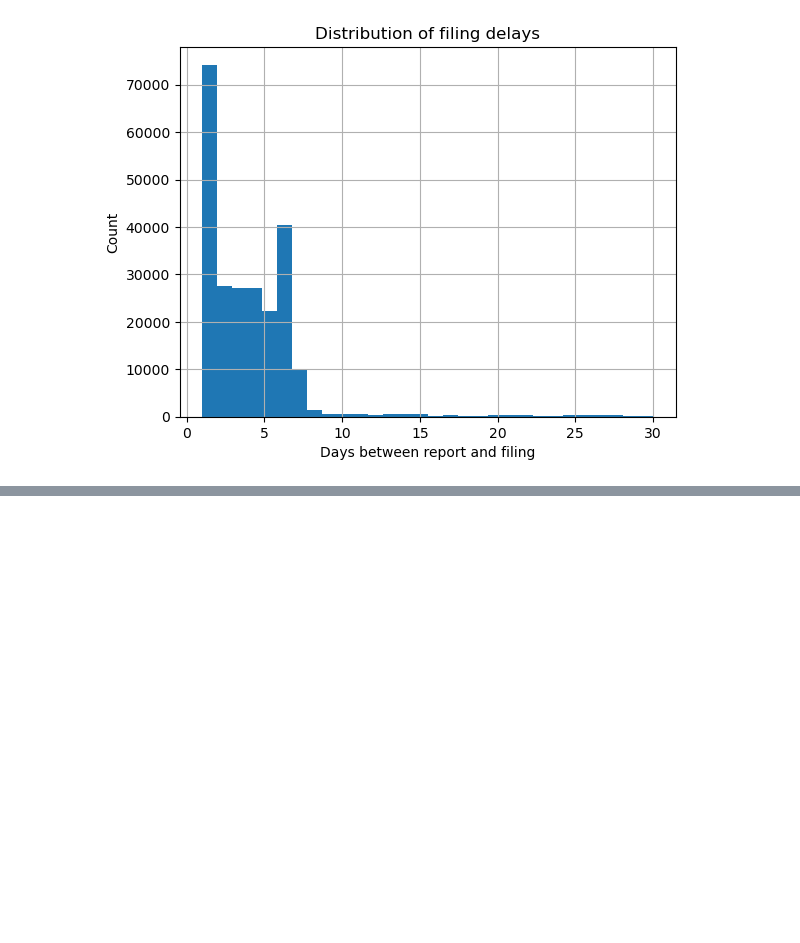
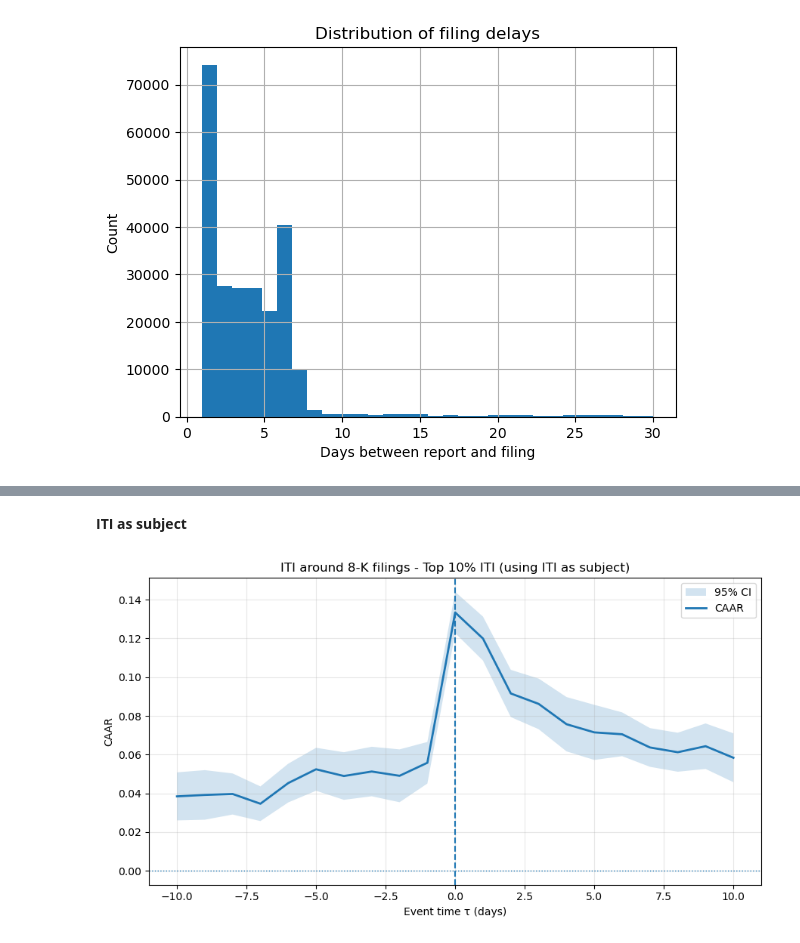
Before and after one commit to Wfiles/iti-8k-analysis, a Jupyter notebook: sec_8k.ipynb, the cells around one changed output, grey strips where cells are left out. Drawn from its saved outputs; the diff is of its cells as text; code cells hidden in the pictures; blank space fills up the shorter version.

```diff
--- a/sec_8k.ipynb
+++ b/sec_8k.ipynb
@@ -386,0 +470,22 @@ shape: (10_426_063, 11)
+# %%
+# Compute mean ITI per permno
+df_mean = (
+    df_8k_iti_filter
+    .group_by("permno")
+    .agg(
+        pl.col("ITI(13D)").mean().alias("mean_ITI_13D")
+    )
+)
+
+# Select the top 10%
+quantile_90 = df_mean.select(
+    pl.col("mean_ITI_13D").quantile(0.9)
+).item()
+
+df_top10 = df_mean.filter(
+    pl.col("mean_ITI_13D") >= quantile_90
+)
+
+permno_top10 = df_top10.select(pl.col("permno")).to_series().to_list()
+
+df_top10 = df_8k_iti_filter.filter(pl.col("permno").is_in(permno_top10))
@@ -386,0 +544,16 @@ shape: (10_426_063, 11)
+# %% [markdown]
+**ITI as subject**
+# %%
+iti_results = event_study(df_events=df_events_top10.to_pandas(),
+            window_before=10,
+            window_after=10,
+            est_window=500,
+            gap=30,
+            min_obs=250,
+            market_model='fama-mom',
+            subject='ITI')
+# %%
+caar_iti = compute_caar_ci(iti_results)
+plot_caar_ci(caar_iti, title='ITI around 8-K filings - Top 10% ITI (using ITI as subject)')
+# %% [output]
+[figure, added]
```
Also changed, not shown: parts of 70 cells of this notebook, 8 other files.
